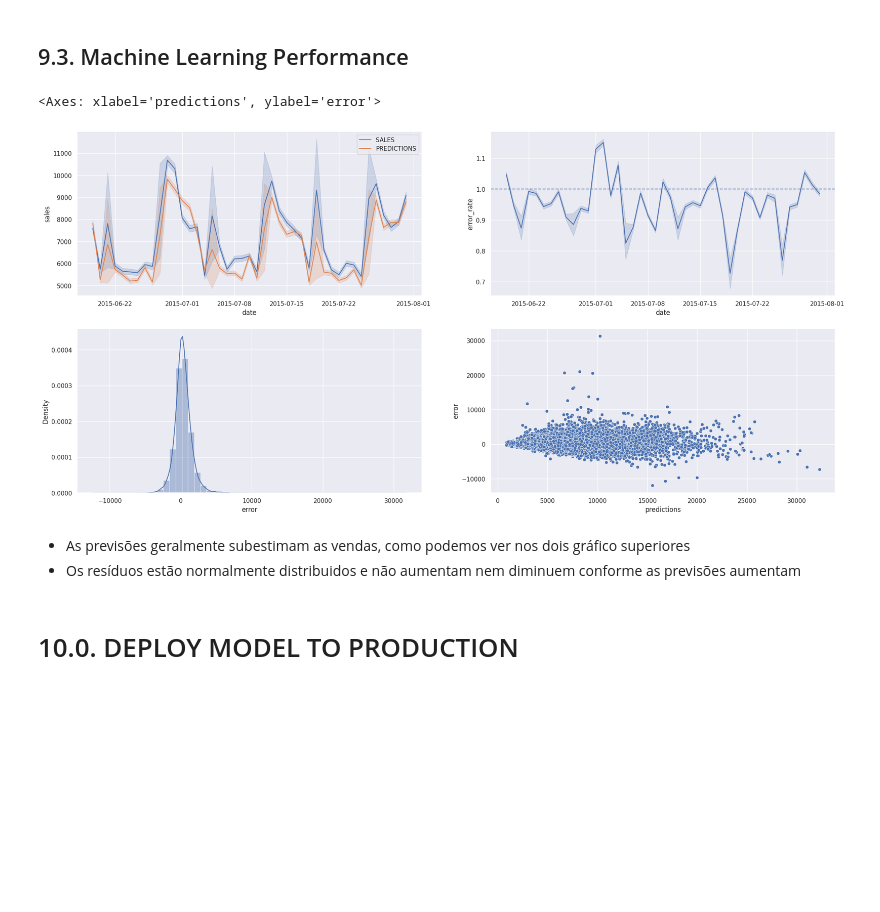
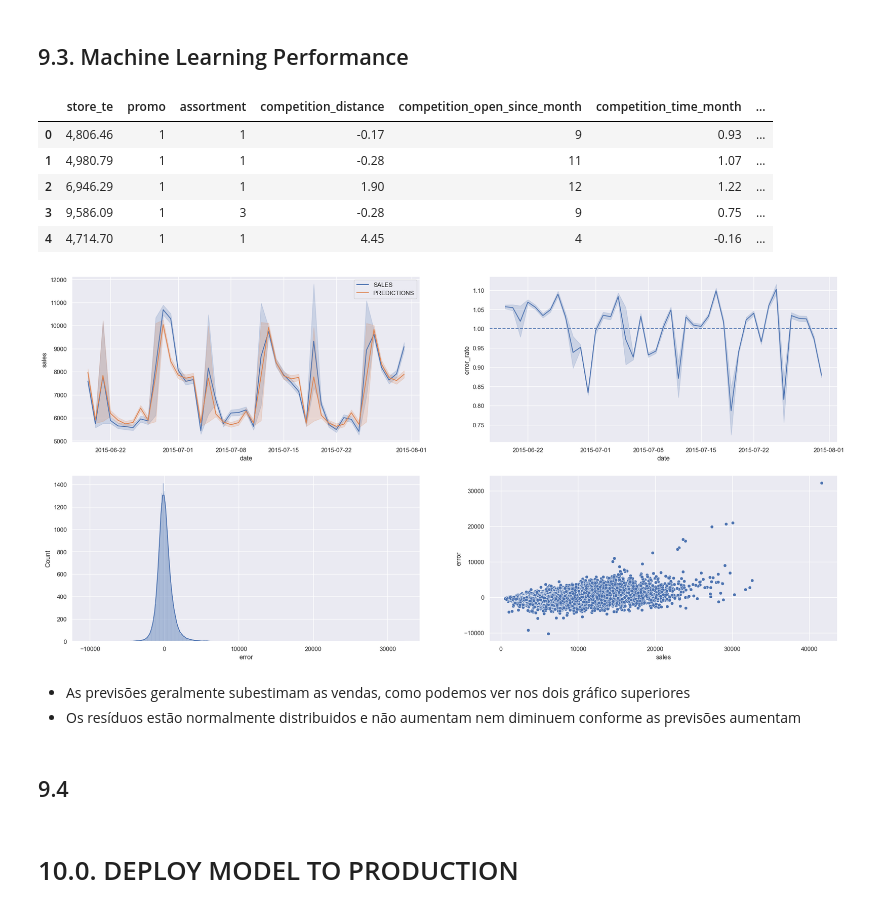
Before and after one commit to pedrocortez09/sales_prediction_rossmann_store, a Jupyter notebook: notebooks/rossmann_forecast.ipynb, the cells around one changed output. Saved outputs shown, nothing was run; the diff lists cells and outputs as text; code cells hidden in the pictures; blank space fills up the shorter version.

```diff
--- a/notebooks/rossmann_forecast.ipynb
+++ b/notebooks/rossmann_forecast.ipynb
@@ -434,7 +521,7 @@ df2['month'] = df2['date'].dt.month
 df2['day'] = df2['date'].dt.day
 
 # week of year
-df2['week_of_year'] = df2['date'].dt.weekofyear
+df2['week_of_year'] = df2['date'].dt.isocalendar().week
 
 # year week
 df2['year_week'] = df2['date'].dt.strftime( '%Y-%W' )
@@ -815,13 +899,22 @@ df5 = df4.copy()
 cols_drop = [ 'promo_since', 'competition_since', 'year_week' ]
 df5 = df5.drop( cols_drop, axis=1 )
 # %%
-# training dataset
-X_train = df5[df5['date'] < '2015-06-19']
-y_train = X_train['sales']
+# Split temporal (treino/teste)
+train_cutoff = '2015-06-19'
+X_train = df5[df5['date'] < train_cutoff].copy()
+X_test  = df5[df5['date'] >= train_cutoff].copy()
 
-# test dataset
-X_test = df5[df5['date'] >= '2015-06-19']
-y_test = X_test['sales']
+
+# Separar features e alvo
+y_train = X_train['sales'].copy()
+y_test  = X_test['sales'].copy()
+
+
+# Resetar index
+X_train.reset_index(drop=True, inplace=True)
+y_train.reset_index(drop=True, inplace=True)
+X_test.reset_index(drop=True, inplace=True)
+y_test.reset_index(drop=True, inplace=True)
 
 print( 'Training Min Date: {}'.format( X_train['date'].min() ) )
 print( 'Training Max Date: {}'.format( X_train['date'].max() ) )
@@ -915,6 +1021,10 @@ X_train['week_of_year_sin'] = X_train['week_of_year'].apply( lambda x: np.sin( x
 X_train['week_of_year_cos'] = X_train['week_of_year'].apply( lambda x: np.cos( x * ( 2.* np.pi/52 ) ) )
 X_test['week_of_year_sin'] = X_test['week_of_year'].apply( lambda x: np.sin( x * ( 2.* np.pi/52 ) ) )
 X_test['week_of_year_cos'] = X_test['week_of_year'].apply( lambda x: np.cos( x * ( 2.* np.pi/52 ) ) )
+
+cols_to_drop = ['day_of_week', 'month', 'day', 'week_of_year']
+X_train.drop(columns=cols_to_drop, inplace=True)
+X_test.drop(columns=cols_to_drop, inplace=True)
 # %% [markdown]
 # 6.0 FEATURE SELECTION
 # %%
@@ -1184,12 +1332,14 @@ param_tuned = {'n_estimators': 3000 ,
 # %%
 # model
 model_xgb_tuned = xgb.XGBRegressor( objective='reg:squarederror',
-                                    n_estimators=param_tuned['n_estimators'],
-                                    eta=param_tuned['eta'],
-                                    max_depth=param_tuned['max_depth'],
-                                    subsample=param_tuned['subsample'],
-                                    colsample_bytree=param_tuned['colsample_bytree'],
-                                    min_child_weight=param_tuned['min_child_weight'] ).fit( x_train, y_train )
+                                        n_estimators=param_tuned['n_estimators'],
+                                        eta=param_tuned['eta'],
+                                        max_depth=param_tuned['max_depth'],
+                                        subsample=param_tuned['subsample'],
+                                        colsample_bytree=param_tuned['colsample_bytree'],
+                                        min_child_weight=param_tuned['min_child_weight'],
+                                        n_jobs=-1,
+                                        tree_method='hist' ).fit( x_train, y_train )
 
 # Prediction
 yhat_xgb_tuned = model_xgb_tuned.predict( x_test )
@@ -1269,23 +1435,33 @@ df93
 # %%
 df9['error'] = df9['sales'] - df9['predictions']
 df9['error_rate'] = df9['predictions'] / df9['sales']
+# %%
+df9.head()
+# %% [output]
+|  | store_te | promo | assortment | competition_distance | competition_open_since_month | competition_time_month | ... |
+| 0 | 4,806.46 | 1 | 1 | -0.17 | 9 | 0.93 | ... |
+| 1 | 4,980.79 | 1 | 1 | -0.28 | 11 | 1.07 | ... |
+| 2 | 6,946.29 | 1 | 1 | 1.90 | 12 | 1.22 | ... |
+| 3 | 9,586.09 | 1 | 3 | -0.28 | 9 | 0.75 | ... |
+| 4 | 4,714.70 | 1 | 1 | 4.45 | 4 | -0.16 | ... |
 # %%
 plt.subplot( 2, 2, 1 )
 sns.lineplot( x='date', y='sales', data=df9, label='SALES' )
 sns.lineplot( x='date', y='predictions', data=df9, label='PREDICTIONS' )
 
 plt.subplot( 2, 2, 2 )
 sns.lineplot( x='date', y='error_rate', data=df9 )
 plt.axhline( 1, linestyle='--')
 
 plt.subplot( 2, 2, 3 )
-sns.distplot( df9['error'] )
+sns.histplot( df9['error'], kde=True )
 
 plt.subplot( 2, 2, 4 )
-sns.scatterplot( x=df9['predictions'], y=df9['error'] );
+sns.scatterplot( x=df9['sales'], y=df9['error'] );
 # %% [output]
-<Axes: xlabel='predictions', ylabel='error'>
-[figure, old version]
+[figure, new version]
 # %% [markdown]
 - As previsões geralmente subestimam as vendas, como podemos ver nos dois gráfico superiores
 - Os resíduos estão normalmente distribuidos e não aumentam nem diminuem conforme as previsões aumentam
+# %% [markdown]
+## 9.4
```
Also changed, not shown: parts of 58 cells of this notebook, 19 other files.
